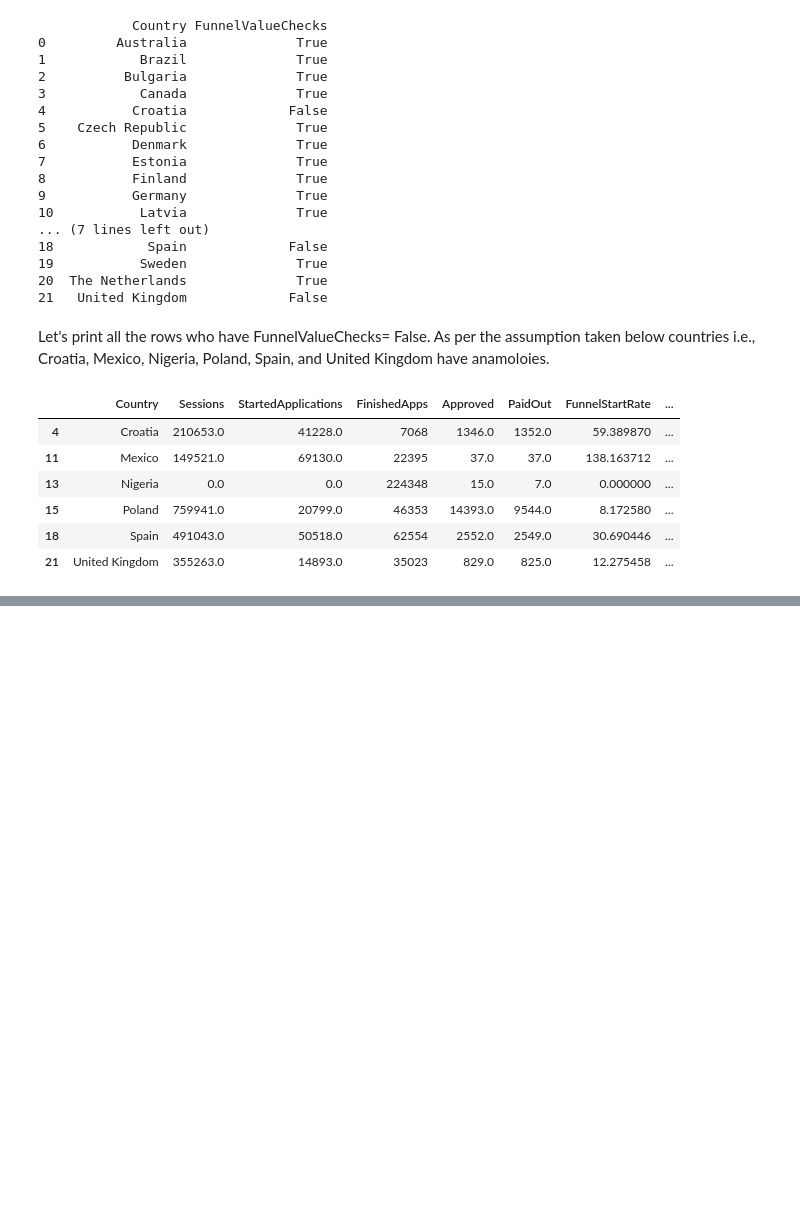
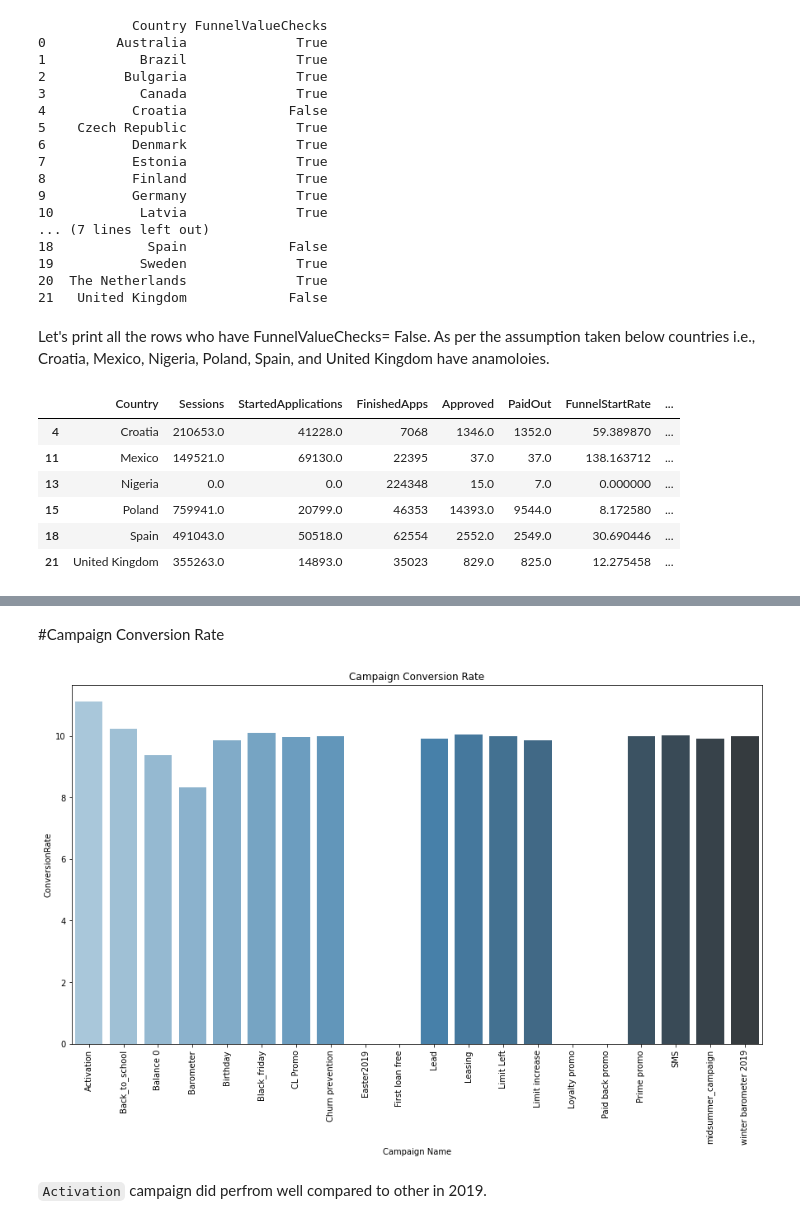
Before and after one commit to poddardelhi/crm_homeTask, a Jupyter notebook: HomeTask_CRMAnalyst.ipynb, the cells around one changed output, grey strips where cells are left out. Saved outputs shown, nothing was run; the diff lists cells and outputs as text; code cells hidden in the pictures; blank space fills up the shorter version.

```diff
--- a/HomeTask_CRMAnalyst.ipynb
+++ b/HomeTask_CRMAnalyst.ipynb
@@ -306,0 +398,17 @@ df[df['FunnelValueChecks']== 'False']
+# %%
+'''
+df_camp['Month of Year'] = pd.to_datetime(df_camp['Month of Year'], format='%Y%m')
+
+df_camp['Month of Year']=df_camp['Month of Year'].dt.strftime('%Y%m')
+df_camp['Month of Year']= pd.to_datetime(df_camp['Month of Year'])
+df_camp['Month of Year']
+'''
+# %%
+from datetime import datetime as dt
+df_camp['Month of Year']= df_camp['Month of Year'].astype(str)
+# applying lambda function which will
+df_camp['Date']= df_camp['Month of Year'].apply(lambda x: dt.strptime(x, '%Y%m'))
+df_camp.drop('Month of Year', axis=1, inplace=True)
+df_camp.head(10)
+ #dt.strptime(df_camp['Month of Year'], '%Y%m').date()
+#train['date1'] = train['ID'].apply(lambda x: datetime.strptime(x, '%Y%m%d%H'))
@@ -306,0 +427,3 @@ df[df['FunnelValueChecks']== 'False']
+# %%
+df_camp['Month']= df_camp['Date'].dt.month
+df_camp.head(40)
@@ -306,0 +454,6 @@ df[df['FunnelValueChecks']== 'False']
+# %%
+d_eff= df_camp.copy()
+d_eff= d_eff.groupby(['Campaign Name']).sum().reset_index()
+d_eff['ConversionRate']= (d_eff['Applied Customers']/d_eff['Click']) * 100
+d_eff.sort_values('ConversionRate')
+d_eff[['Campaign Name', 'ConversionRate']]
@@ -306,0 +478,15 @@ df[df['FunnelValueChecks']== 'False']
+# %% [markdown]
+#Campaign Conversion Rate
+# %%
+
+fig,ax= plt.subplots(1)
+fig.set_figheight(8)
+fig.set_figwidth(15)
+
+ax.set_title('Campaign Conversion Rate')
+sns.barplot(x=d_eff['Campaign Name'], y=d_eff['ConversionRate'], data=d_eff,ax=ax, palette="Blues_d")
+plt.xticks(rotation=90);
+# %% [output]
+[figure, added]
+# %% [markdown]
+`Activation` campaign did perfrom well compared to other in 2019.
```
Also changed, not shown: parts of 25 cells of this notebook.
